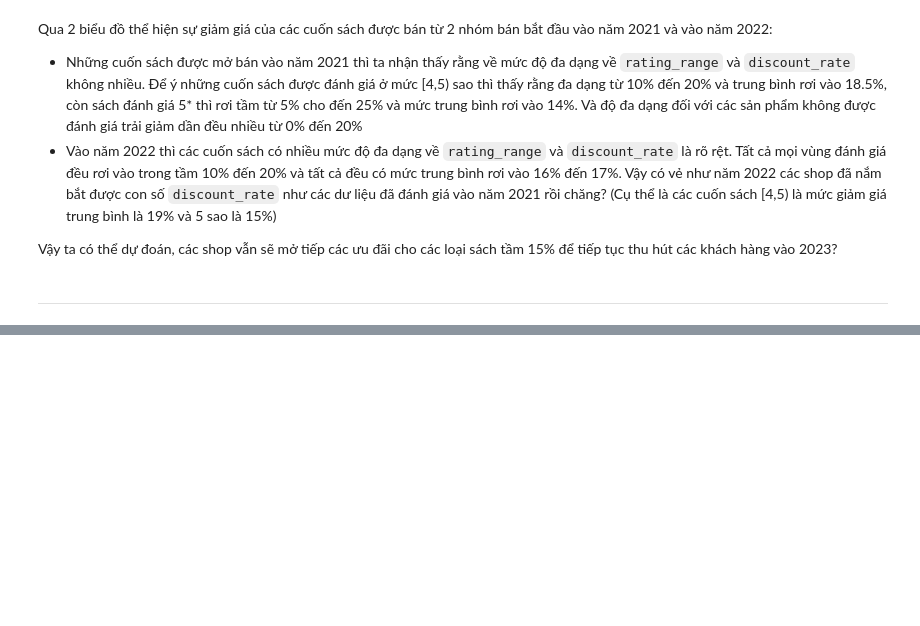
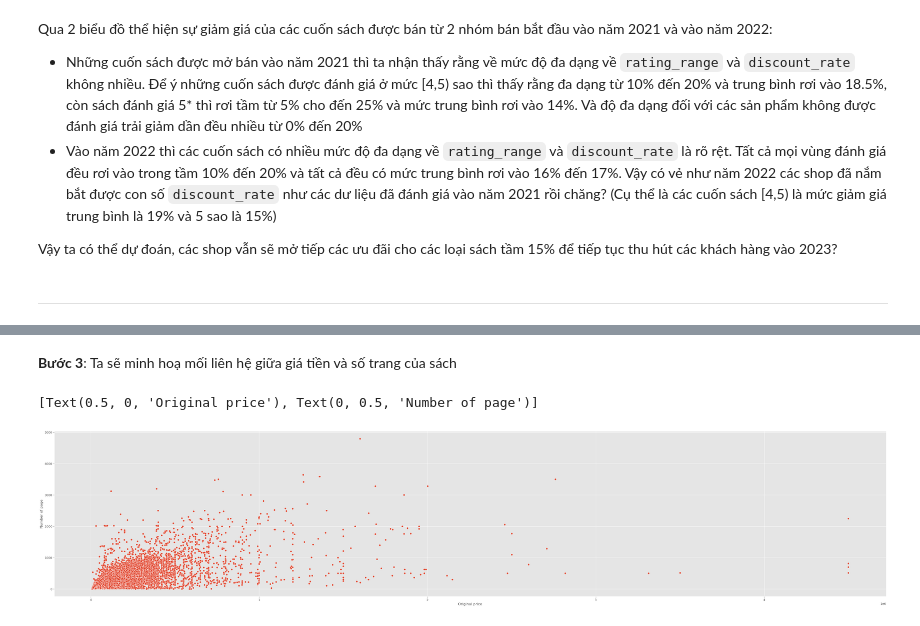
Before and after one commit to Miruku2201/NMKHDL_Final_Project, a Jupyter notebook: question.ipynb, the cells around one changed output, grey strips where cells are left out. Saved outputs shown, nothing was run; the diff lists cells and outputs as text; code cells hidden in the pictures; blank space fills up the shorter version.

```diff
--- a/question.ipynb
+++ b/question.ipynb
@@ -516,0 +535,13 @@ array([9972713357587, 7618382614299, 5001141446127, ..., 6962259898378,
+# %%
+new_df = df.loc[(df['number_of_page'] <= 5000) & (df['number_of_page'] != 0)]
+# %% [markdown]
+**Bước 3**: Ta sẽ minh hoạ mối liên hệ giữa giá tiền và số trang của sách
+# %%
+plt.style.use('ggplot')
+fig, ax = plt.subplots(figsize=(50, 10))
+
+sns.scatterplot(data = new_df[['number_of_page', 'original_price']], x = 'original_price', y = 'number_of_page')
+ax.set(xlabel = 'Original price', ylabel = 'Number of page')
+# %% [output]
+[Text(0.5, 0, 'Original price'), Text(0, 0.5, 'Number of page')]
+[figure, added]
```
Also changed, not shown: parts of 11 cells of this notebook.
